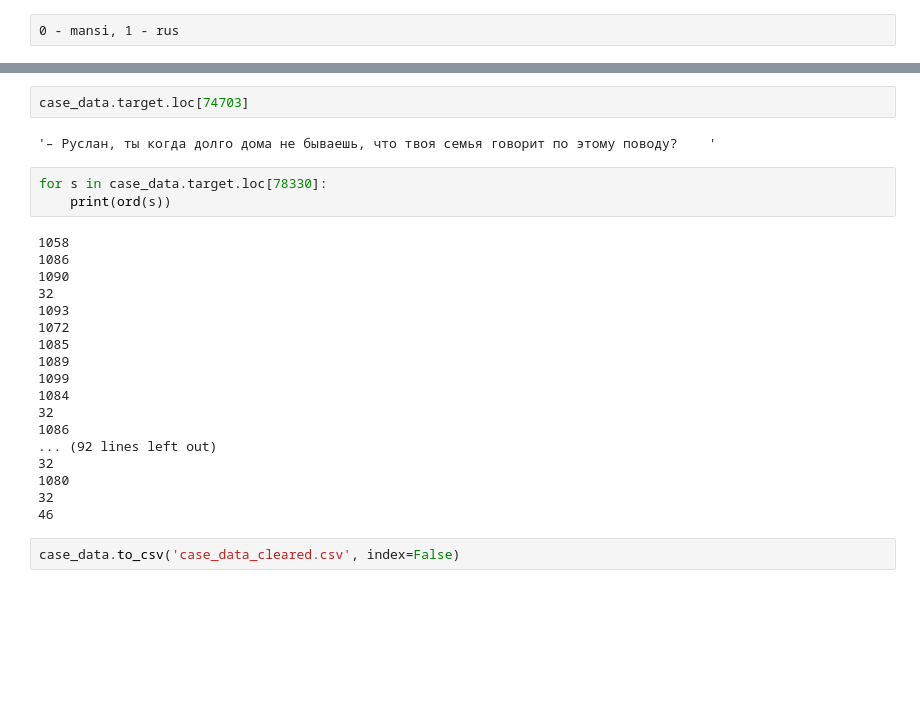
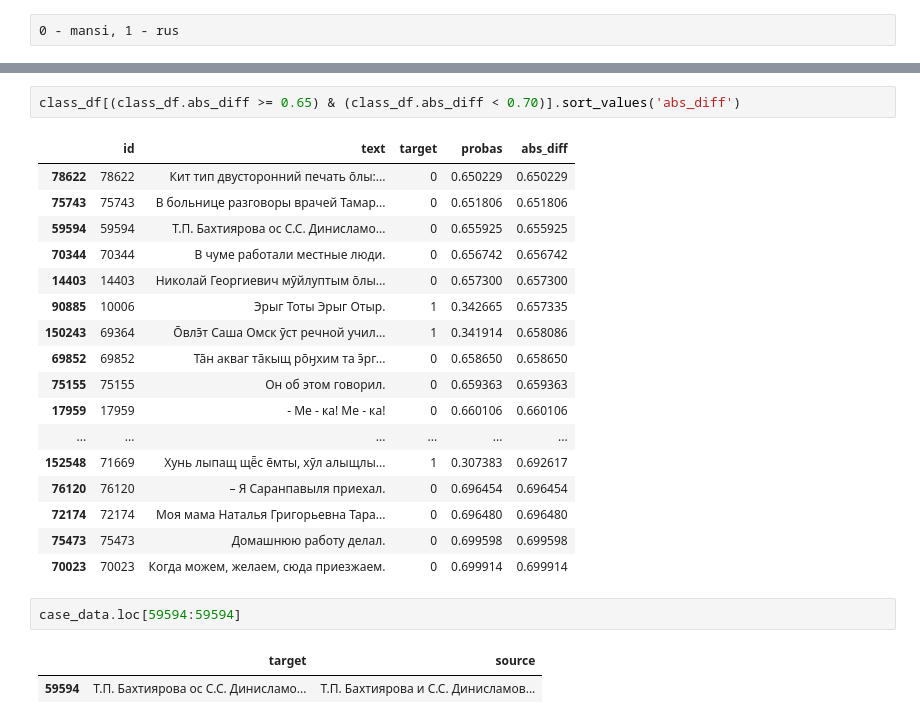
Before and after one commit to AkiRusProd/mansi-translator, a Jupyter notebook: data/clear_dataset.ipynb, the cells around one changed output, grey strips where cells are left out. Saved outputs shown, nothing was run; the diff lists cells and outputs as text; blank space fills up the shorter version.

```diff
--- a/data/clear_dataset.ipynb
+++ b/data/clear_dataset.ipynb
@@ -211,27 +164,25 @@ class_df[(class_df.abs_diff >= 0.75) & (class_df.abs_diff <= 1)].sort_values('ab
-# %%
-case_data.target.loc[74703]
-# %% [output]
-'– Руслан, ты когда долго дома не бываешь, что твоя семья говорит по этому поводу?    '
-# %%
-for s in case_data.target.loc[78330]:
-    print(ord(s))
-# %% [output]
-1058
-1086
-1090
-32
-1093
-1072
-1085
-1089
-1099
-1084
-32
-1086
-... (92 lines left out)
-32
-1080
-32
-46
-# %%
-case_data.to_csv('case_data_cleared.csv', index=False)
+# %%
+class_df[(class_df.abs_diff >= 0.65) & (class_df.abs_diff < 0.70)].sort_values('abs_diff')
+# %% [output]
+|  | id | text | target | probas | abs_diff |
+| 78622 | 78622 | Кит тип двусторонний печать о̄лы:... | 0 | 0.650229 | 0.650229 |
+| 75743 | 75743 | В больнице разговоры врачей Тамар... | 0 | 0.651806 | 0.651806 |
+| 59594 | 59594 | Т.П. Бахтиярова ос С.С. Динисламо... | 0 | 0.655925 | 0.655925 |
+| 70344 | 70344 | В чуме работали местные люди. | 0 | 0.656742 | 0.656742 |
+| 14403 | 14403 | Николай Георгиевич мӯйлуптым о̄лы... | 0 | 0.657300 | 0.657300 |
+| 90885 | 10006 | Эрыг Тоты Эрыг Отыр. | 1 | 0.342665 | 0.657335 |
+| 150243 | 69364 | О̄влэ̄т Саша Омск ӯст речной учил... | 1 | 0.341914 | 0.658086 |
+| 69852 | 69852 | Та̄н акваг та̄кыщ ро̄ӈхим та э̄рг... | 0 | 0.658650 | 0.658650 |
+| 75155 | 75155 | Он об этом говорил. | 0 | 0.659363 | 0.659363 |
+| 17959 | 17959 | - Ме - ка! Ме - ка! | 0 | 0.660106 | 0.660106 |
+| ... | ... | ... | ... | ... | ... |
+| 152548 | 71669 | Хунь лыпащ щё̄с е̄мты, хӯл алыщлы... | 1 | 0.307383 | 0.692617 |
+| 76120 | 76120 | – Я Саранпавыля приехал. | 0 | 0.696454 | 0.696454 |
+| 72174 | 72174 | Моя мама Наталья Григорьевна Тара... | 0 | 0.696480 | 0.696480 |
+| 75473 | 75473 | Домашнюю работу делал. | 0 | 0.699598 | 0.699598 |
+| 70023 | 70023 | Когда можем, желаем, сюда приезжаем. | 0 | 0.699914 | 0.699914 |
+# %%
+case_data.loc[59594:59594]
+# %% [output]
+|  | target | source |
+| 59594 | Т.П. Бахтиярова ос С.С. Динисламо... | Т.П. Бахтиярова и С.С. Динисламов... |
```
Also changed, not shown: parts of 76 cells of this notebook, 1 other file.
